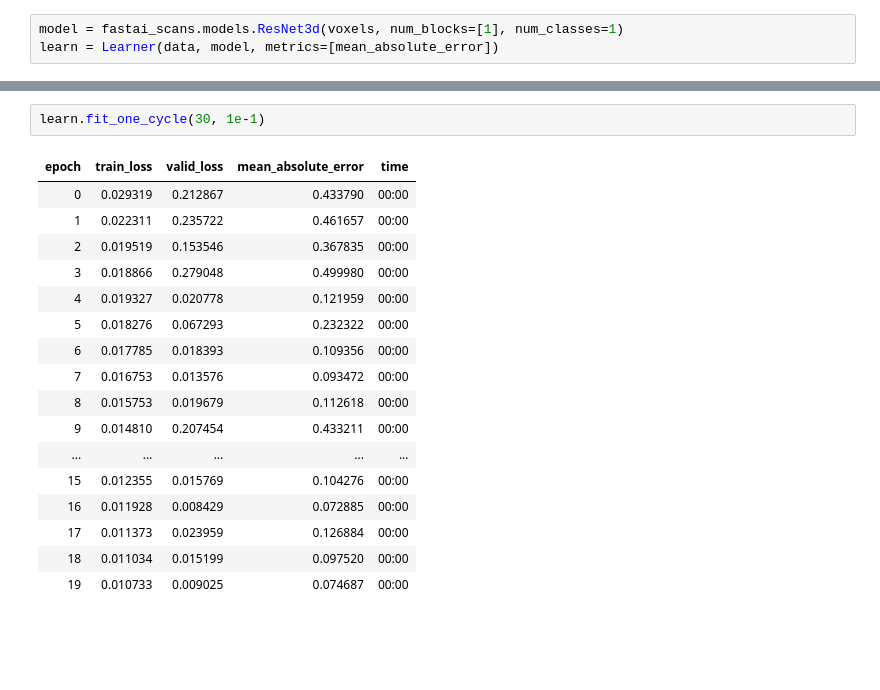
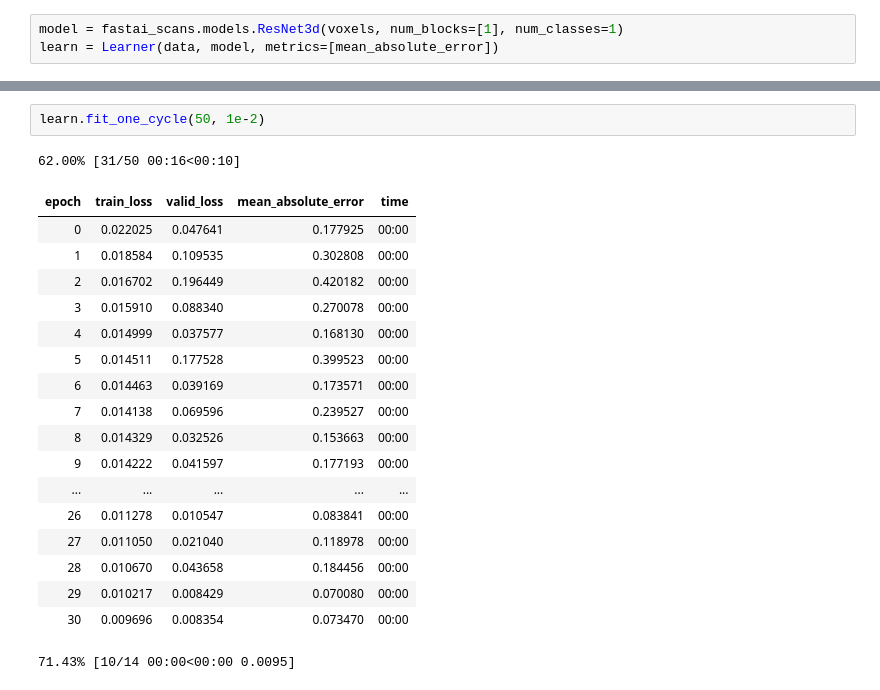
Before and after one commit to codingfisch/wwu-ki_brainage, a Jupyter notebook: notebooks/tutorial.ipynb, the cells around one changed output, grey strips where cells are left out. Cells and saved outputs as stored; diff of their text form; blank space fills up the shorter version.

```diff
--- a/notebooks/tutorial.ipynb
+++ b/notebooks/tutorial.ipynb
@@ -41,22 +41,24 @@ Min loss divided by 10: 3.63E-02
 # %%
-learn.fit_one_cycle(30, 1e-1)
+learn.fit_one_cycle(50, 1e-2)
 # %% [output]
+62.00% [31/50 00:16<00:10]
 | epoch | train_loss | valid_loss | mean_absolute_error | time |
-| 0 | 0.029319 | 0.212867 | 0.433790 | 00:00 |
-| 1 | 0.022311 | 0.235722 | 0.461657 | 00:00 |
-| 2 | 0.019519 | 0.153546 | 0.367835 | 00:00 |
-| 3 | 0.018866 | 0.279048 | 0.499980 | 00:00 |
-| 4 | 0.019327 | 0.020778 | 0.121959 | 00:00 |
-| 5 | 0.018276 | 0.067293 | 0.232322 | 00:00 |
-| 6 | 0.017785 | 0.018393 | 0.109356 | 00:00 |
-| 7 | 0.016753 | 0.013576 | 0.093472 | 00:00 |
-| 8 | 0.015753 | 0.019679 | 0.112618 | 00:00 |
-| 9 | 0.014810 | 0.207454 | 0.433211 | 00:00 |
+| 0 | 0.022025 | 0.047641 | 0.177925 | 00:00 |
+| 1 | 0.018584 | 0.109535 | 0.302808 | 00:00 |
+| 2 | 0.016702 | 0.196449 | 0.420182 | 00:00 |
+| 3 | 0.015910 | 0.088340 | 0.270078 | 00:00 |
+| 4 | 0.014999 | 0.037577 | 0.168130 | 00:00 |
+| 5 | 0.014511 | 0.177528 | 0.399523 | 00:00 |
+| 6 | 0.014463 | 0.039169 | 0.173571 | 00:00 |
+| 7 | 0.014138 | 0.069596 | 0.239527 | 00:00 |
+| 8 | 0.014329 | 0.032526 | 0.153663 | 00:00 |
+| 9 | 0.014222 | 0.041597 | 0.177193 | 00:00 |
 | ... | ... | ... | ... | ... |
-| 15 | 0.012355 | 0.015769 | 0.104276 | 00:00 |
-| 16 | 0.011928 | 0.008429 | 0.072885 | 00:00 |
-| 17 | 0.011373 | 0.023959 | 0.126884 | 00:00 |
-| 18 | 0.011034 | 0.015199 | 0.097520 | 00:00 |
-| 19 | 0.010733 | 0.009025 | 0.074687 | 00:00 |
+| 26 | 0.011278 | 0.010547 | 0.083841 | 00:00 |
+| 27 | 0.011050 | 0.021040 | 0.118978 | 00:00 |
+| 28 | 0.010670 | 0.043658 | 0.184456 | 00:00 |
+| 29 | 0.010217 | 0.008429 | 0.070080 | 00:00 |
+| 30 | 0.009696 | 0.008354 | 0.073470 | 00:00 |
+71.43% [10/14 00:00<00:00 0.0095]
 # %%
 learn.recorder.plot_losses()
```
Also changed, not shown: parts of 4 cells of this notebook.
